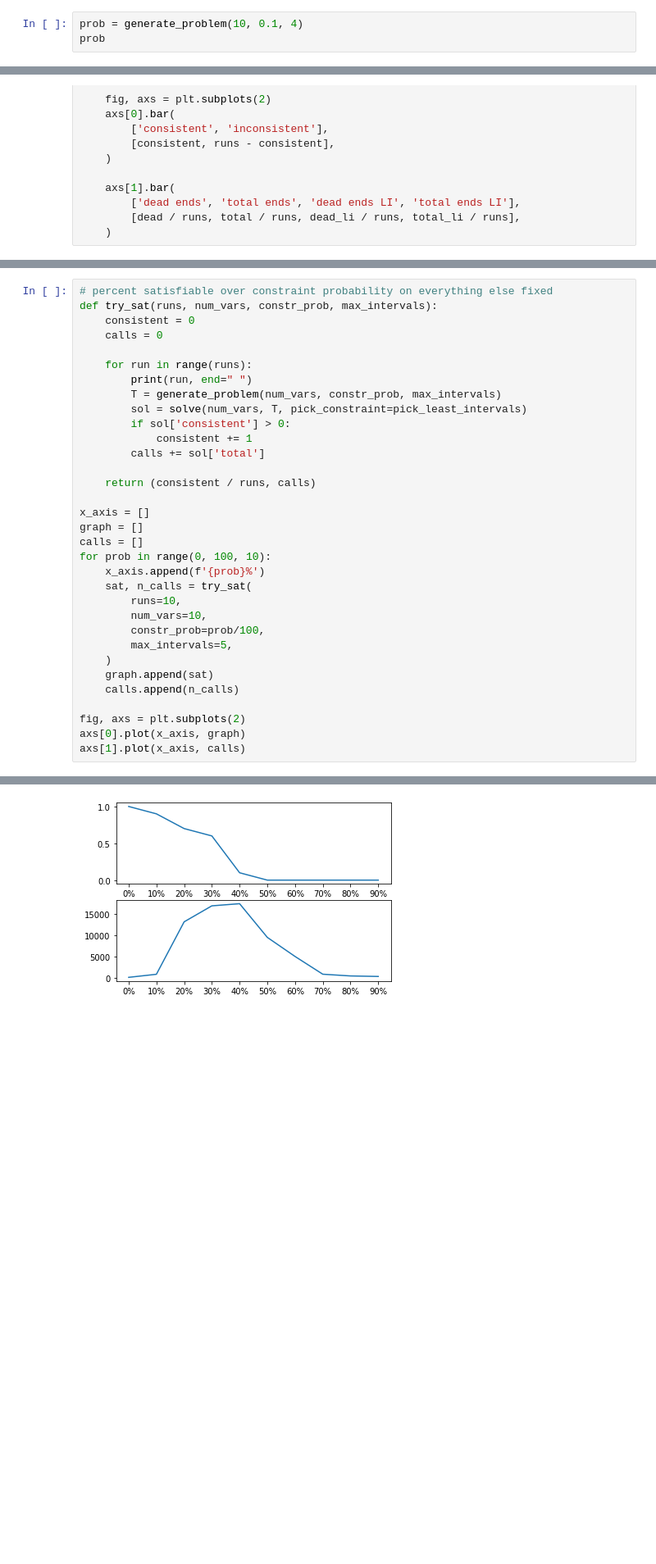
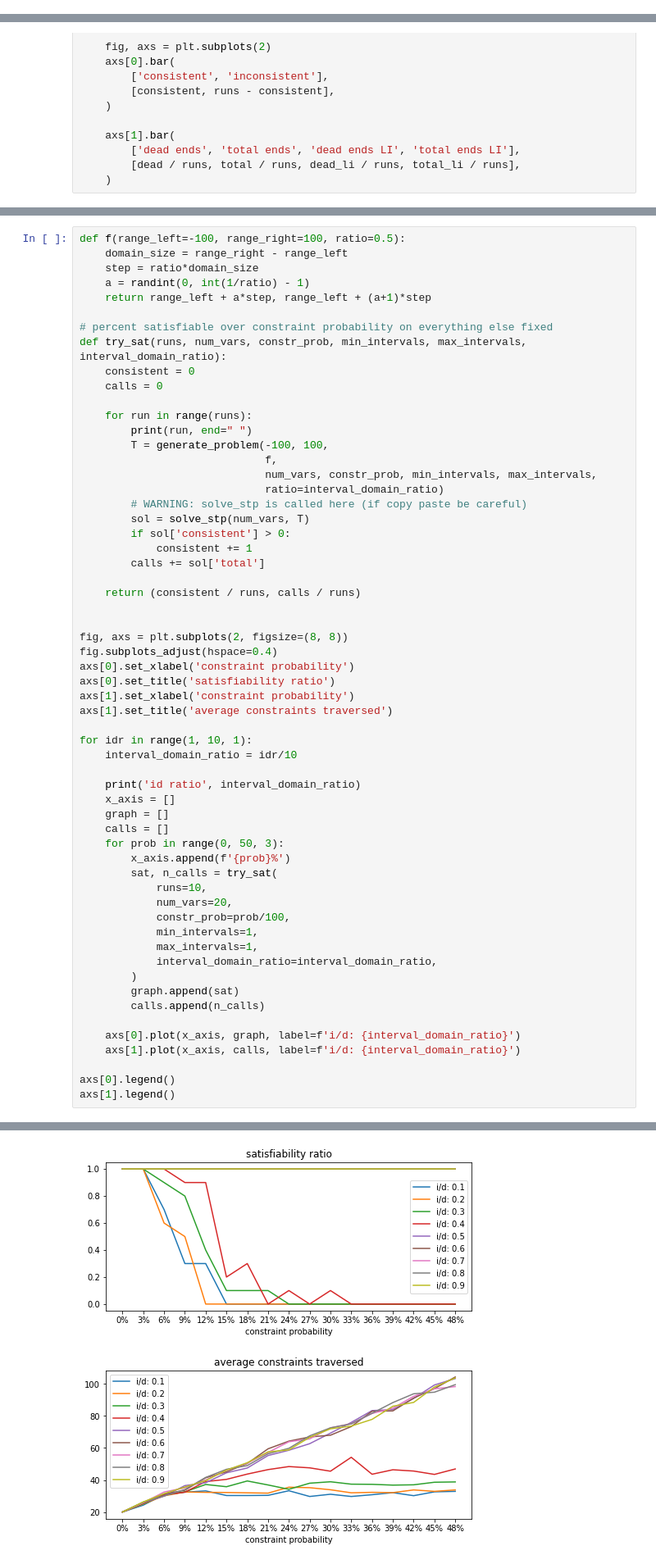
Before and after one commit to IvanDonat/tcsp, a Jupyter notebook: randomised_plot/experiments.ipynb, the cells around one changed output, grey strips where cells are left out. Shown at 82% size. Saved outputs shown, nothing was run; the diff lists cells and outputs as text; blank space fills up the shorter version.

Commit message:
SIMPLE problemset

```diff
--- a/randomised_plot/experiments.ipynb
+++ b/randomised_plot/experiments.ipynb
@@ -45,3 +57,0 @@ def print_problem(T):
-# %%
-prob = generate_problem(10, 0.1, 4)
-prob
@@ -161,34 +104,60 @@ Let's find out if we can get a "catastrophe"
 # %%
+def f(range_left=-100, range_right=100, ratio=0.5):
+    domain_size = range_right - range_left
+    step = ratio*domain_size
+    a = randint(0, int(1/ratio) - 1)
+    return range_left + a*step, range_left + (a+1)*step
+
 # percent satisfiable over constraint probability on everything else fixed
-def try_sat(runs, num_vars, constr_prob, max_intervals):
+def try_sat(runs, num_vars, constr_prob, min_intervals, max_intervals, interval_domain_ratio):
     consistent = 0
     calls = 0
 
     for run in range(runs):
         print(run, end=" ")
-        T = generate_problem(num_vars, constr_prob, max_intervals)
-        sol = solve(num_vars, T, pick_constraint=pick_least_intervals)
+        T = generate_problem(-100, 100,
+                             f,
+                             num_vars, constr_prob, min_intervals, max_intervals,
+                             ratio=interval_domain_ratio)
+        # WARNING: solve_stp is called here (if copy paste be careful)
+        sol = solve_stp(num_vars, T)
         if sol['consistent'] > 0:
             consistent += 1
         calls += sol['total']
 
-    return (consistent / runs, calls)
+    return (consistent / runs, calls / runs)
 
-x_axis = []
-graph = []
-calls = []
-for prob in range(0, 100, 10):
-    x_axis.append(f'{prob}%')
-    sat, n_calls = try_sat(
-        runs=10,
-        num_vars=10,
-        constr_prob=prob/100,
-        max_intervals=5,
-    )
-    graph.append(sat)
-    calls.append(n_calls)
 
-fig, axs = plt.subplots(2)
-axs[0].plot(x_axis, graph)
-axs[1].plot(x_axis, calls)
+fig, axs = plt.subplots(2, figsize=(8, 8))
+fig.subplots_adjust(hspace=0.4)
+axs[0].set_xlabel('constraint probability')
+axs[0].set_title('satisfiability ratio')
+axs[1].set_xlabel('constraint probability')
+axs[1].set_title('average constraints traversed')
+
+for idr in range(1, 10, 1):
+    interval_domain_ratio = idr/10
+
+    print('id ratio', interval_domain_ratio)
+    x_axis = []
+    graph = []
+    calls = []
+    for prob in range(0, 50, 3):
+        x_axis.append(f'{prob}%')
+        sat, n_calls = try_sat(
+            runs=10,
+            num_vars=20,
+            constr_prob=prob/100,
+            min_intervals=1,
+            max_intervals=1,
+            interval_domain_ratio=interval_domain_ratio,
+        )
+        graph.append(sat)
+        calls.append(n_calls)
+
+    axs[0].plot(x_axis, graph, label=f'i/d: {interval_domain_ratio}')
+    axs[1].plot(x_axis, calls, label=f'i/d: {interval_domain_ratio}')
+
+axs[0].legend()
+axs[1].legend()
 # %% [output]
@@ -197 +175 @@ axs[1].plot(x_axis, calls)
-[figure, old version]
+[figure, new version]
```
Also changed, not shown: parts of 16 cells of this notebook, 2 other files.
